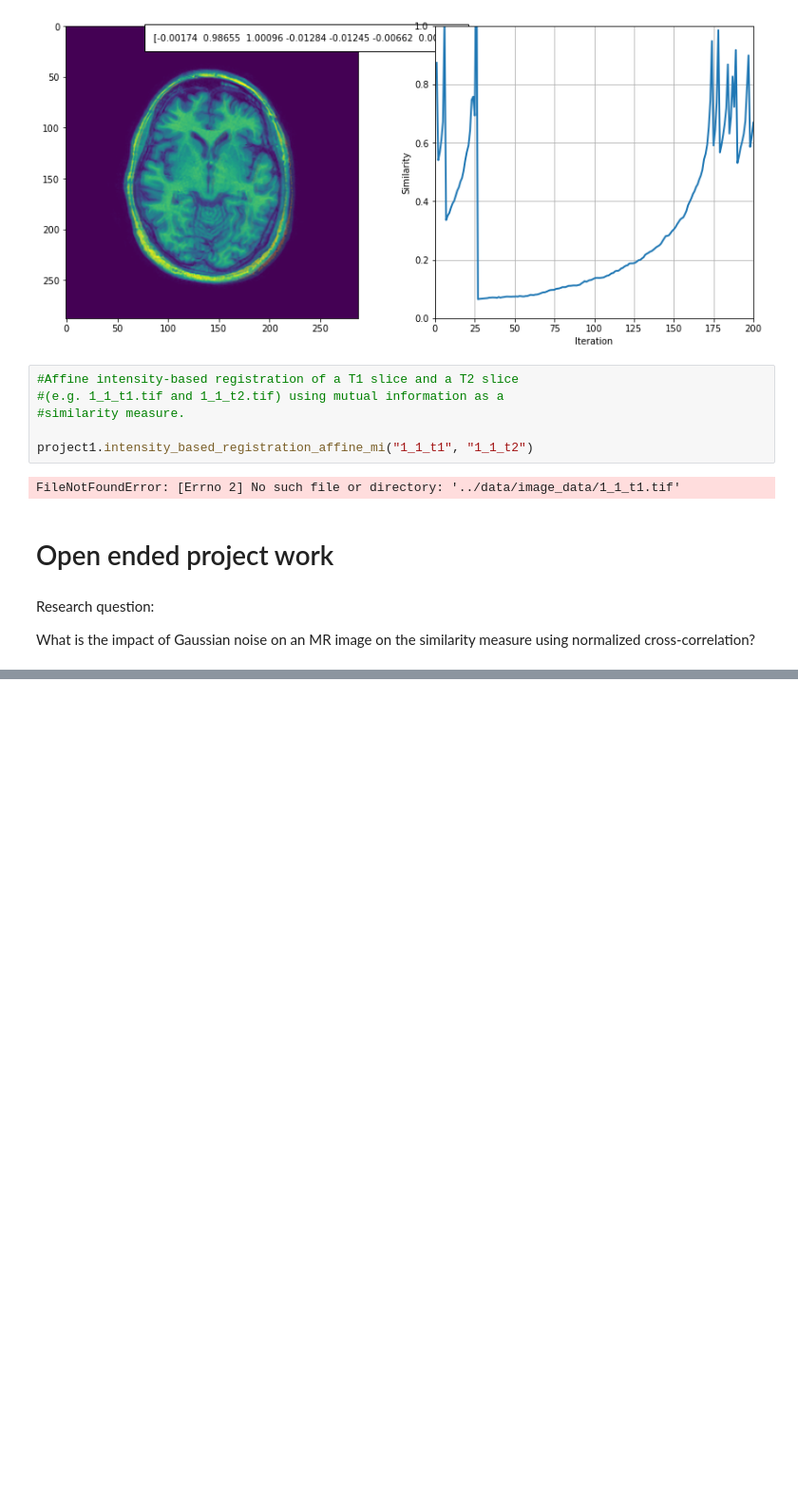
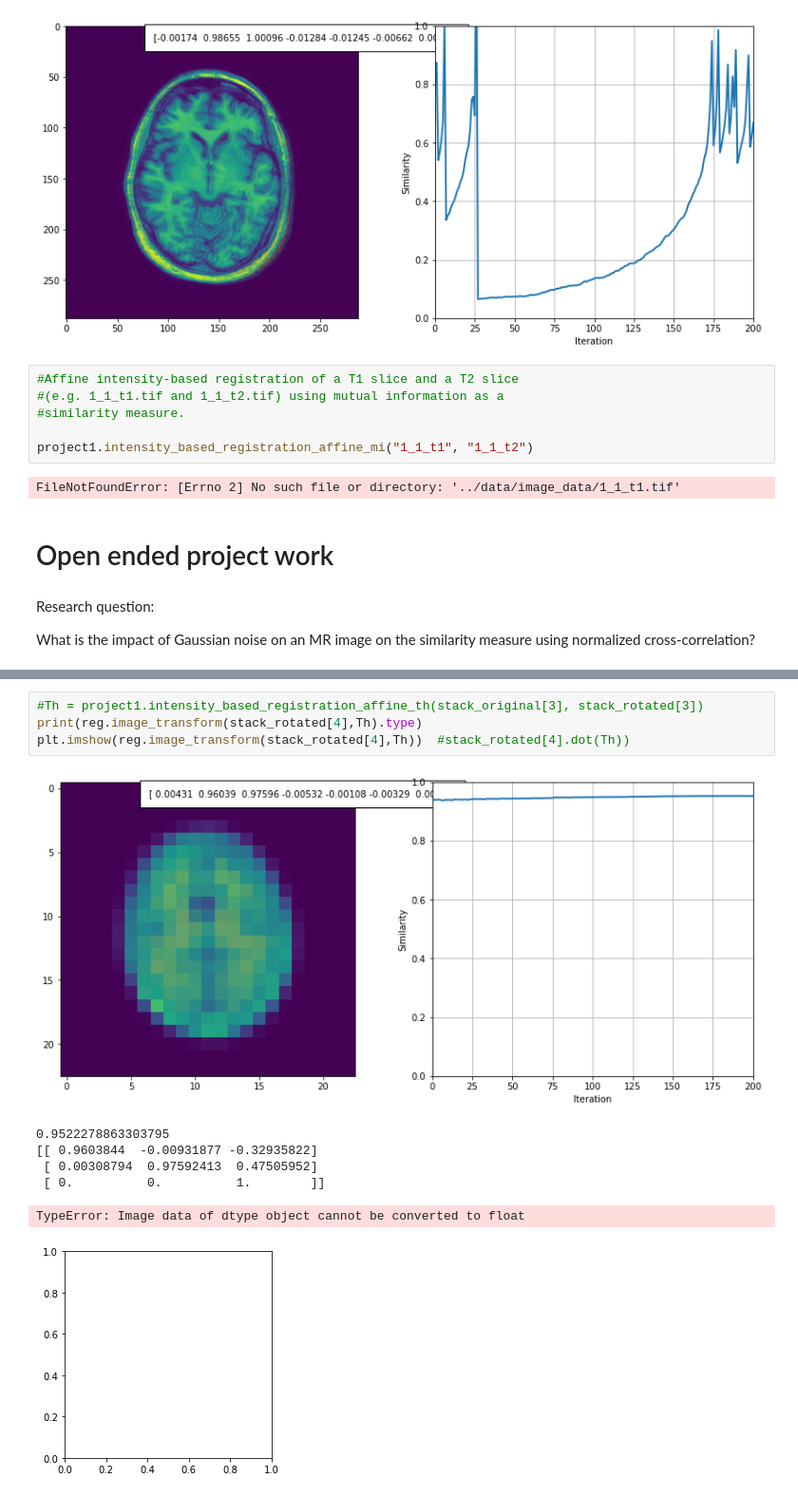
Before and after one commit to LarsvanSprang/8be030-13, a Jupyter notebook: main.ipynb, the cells around one changed output, grey strips where cells are left out. Shown: that part at 95% size. Saved outputs shown, nothing was run; the diff lists cells and outputs as text; blank space fills up the shorter version.

```diff
--- a/main.ipynb
+++ b/main.ipynb
@@ -121,0 +122,12 @@ plt.show()
+# %%
+#Th = project1.intensity_based_registration_affine_th(stack_original[3], stack_rotated[3])
+print(reg.image_transform(stack_rotated[4],Th).type)
+plt.imshow(reg.image_transform(stack_rotated[4],Th))  #stack_rotated[4].dot(Th))
+# %% [output]
+[figure, added]
+0.9522278863303795
+[[ 0.9603844  -0.00931877 -0.32935822]
+ [ 0.00308794  0.97592413  0.47505952]
+ [ 0.          0.          1.        ]]
+TypeError: Image data of dtype object cannot be converted to float
+[figure, added]
```
Also changed, not shown: parts of 3 cells of this notebook, 1 other file.
